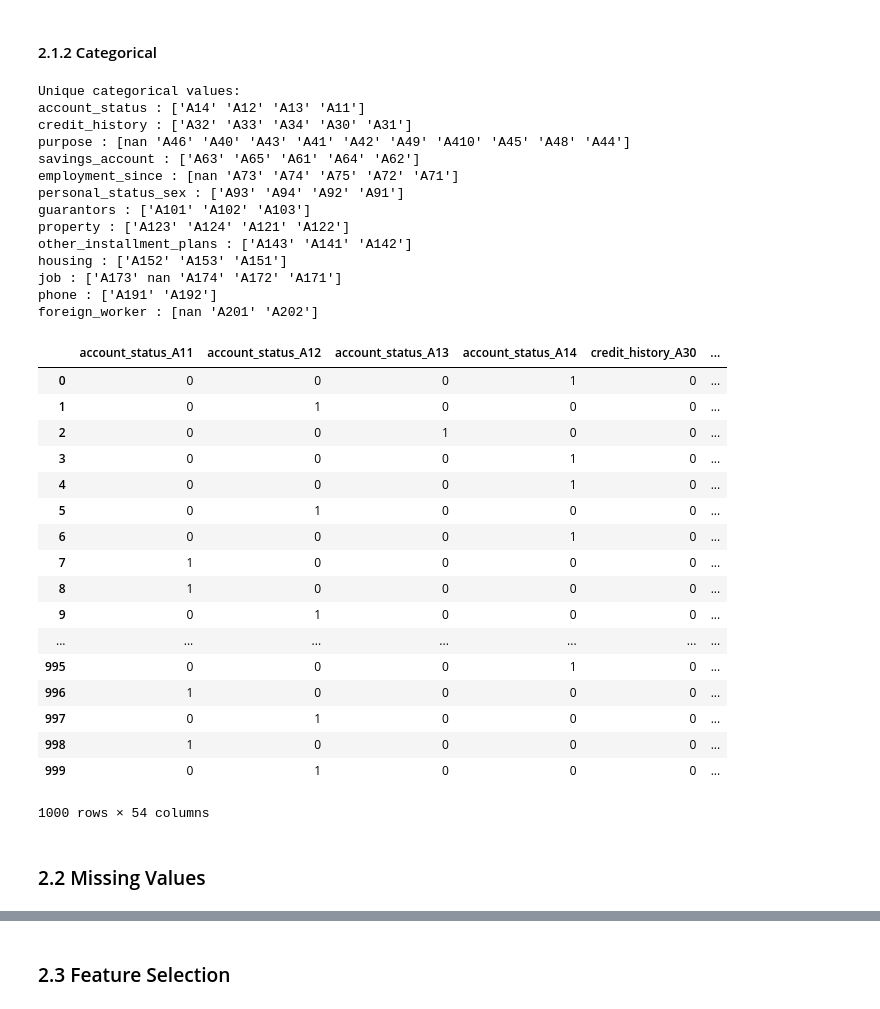
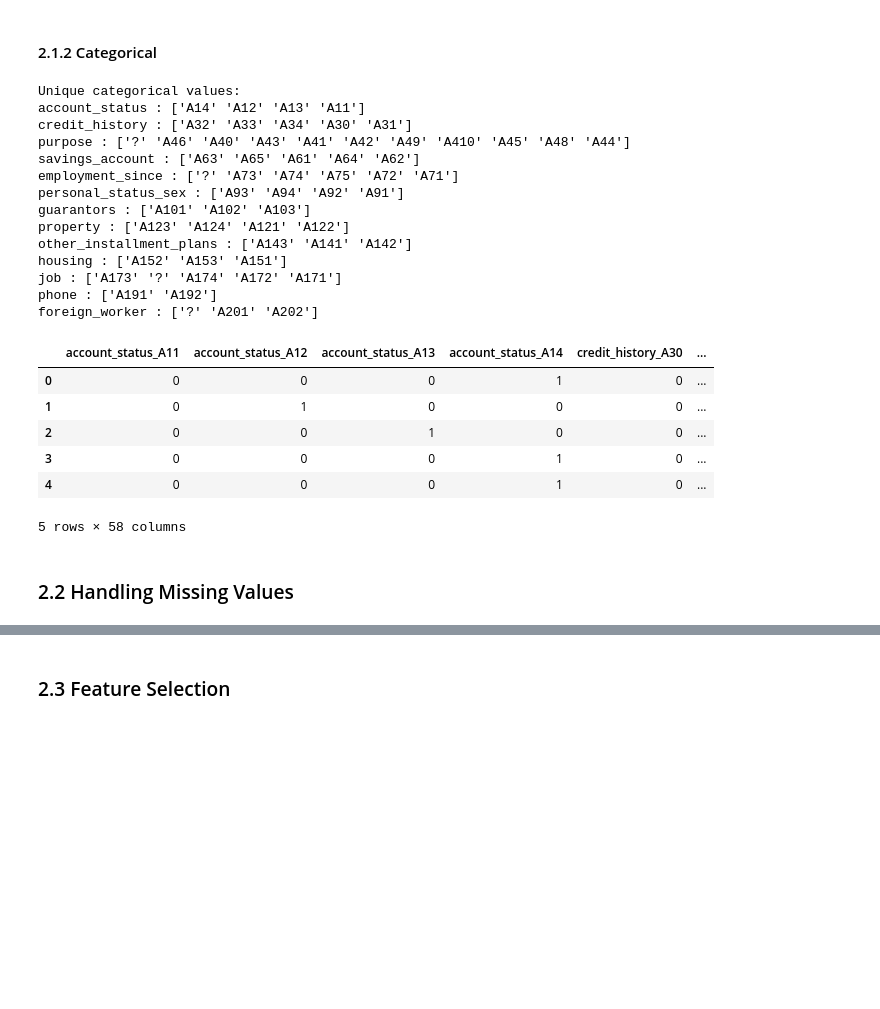
Before and after one commit to alyonavyshnevska/intelligent_data_analysis, a Jupyter notebook: Final_Project/FinalProject.ipynb, the cells around one changed output, grey strips where cells are left out. Drawn from its saved outputs; the diff is of its cells as text; code cells hidden in the pictures; blank space fills up the shorter version.

```diff
--- a/Final_Project/FinalProject.ipynb
+++ b/Final_Project/FinalProject.ipynb
@@ -24,0 +25,6 @@ numerical = [att for att in df.columns if df[att].dtype == 'int64']
+# %%
+# Last column is the target variable
+
+label = df['creditworthy']
+df = df.drop(columns=['creditworthy'])
+df.shape
@@ -143,0 +208,8 @@ creditworthy : 1 - 2
+# %%
+# Normalize all numerical attributes
+def zscore(x):
+    #assert isinstance(x,np.ndarray), "x must be a numpy array"
+    return (x-np.mean(x)) / np.std(x)
+
+df = df.apply(lambda x: zscore(x) if x.dtype == 'int64' else x)
+df.hist(figsize = (20,13))
@@ -155,14 +239,14 @@ for att in df.select_dtypes(include=[object]):
 Unique categorical values:
 account_status : ['A14' 'A12' 'A13' 'A11']
 credit_history : ['A32' 'A33' 'A34' 'A30' 'A31']
-purpose : [nan 'A46' 'A40' 'A43' 'A41' 'A42' 'A49' 'A410' 'A45' 'A48' 'A44']
+purpose : ['?' 'A46' 'A40' 'A43' 'A41' 'A42' 'A49' 'A410' 'A45' 'A48' 'A44']
 savings_account : ['A63' 'A65' 'A61' 'A64' 'A62']
-employment_since : [nan 'A73' 'A74' 'A75' 'A72' 'A71']
+employment_since : ['?' 'A73' 'A74' 'A75' 'A72' 'A71']
 personal_status_sex : ['A93' 'A94' 'A92' 'A91']
 guarantors : ['A101' 'A102' 'A103']
 property : ['A123' 'A124' 'A121' 'A122']
 other_installment_plans : ['A143' 'A141' 'A142']
 housing : ['A152' 'A153' 'A151']
-job : ['A173' nan 'A174' 'A172' 'A171']
+job : ['A173' '?' 'A174' 'A172' 'A171']
 phone : ['A191' 'A192']
-foreign_worker : [nan 'A201' 'A202']
+foreign_worker : ['?' 'A201' 'A202']
@@ -172,26 +253,15 @@ df.replace("?", np.nan, inplace=True)
 # %%
 # One-hot encoding
 
 dummyvars = pd.get_dummies(df[categorical])
-dummyvars
+dummyvars.head()
 # %% [output]
 |  | account_status_A11 | account_status_A12 | account_status_A13 | account_status_A14 | credit_history_A30 | ... |
 | 0 | 0 | 0 | 0 | 1 | 0 | ... |
 | 1 | 0 | 1 | 0 | 0 | 0 | ... |
 | 2 | 0 | 0 | 1 | 0 | 0 | ... |
 | 3 | 0 | 0 | 0 | 1 | 0 | ... |
 | 4 | 0 | 0 | 0 | 1 | 0 | ... |
-| 5 | 0 | 1 | 0 | 0 | 0 | ... |
-| 6 | 0 | 0 | 0 | 1 | 0 | ... |
-| 7 | 1 | 0 | 0 | 0 | 0 | ... |
-| 8 | 1 | 0 | 0 | 0 | 0 | ... |
-| 9 | 0 | 1 | 0 | 0 | 0 | ... |
-| ... | ... | ... | ... | ... | ... | ... |
-| 995 | 0 | 0 | 0 | 1 | 0 | ... |
-| 996 | 1 | 0 | 0 | 0 | 0 | ... |
-| 997 | 0 | 1 | 0 | 0 | 0 | ... |
-| 998 | 1 | 0 | 0 | 0 | 0 | ... |
-| 999 | 0 | 1 | 0 | 0 | 0 | ... |
-1000 rows × 54 columns
+5 rows × 58 columns
 # %% [markdown]
-### 2.2 Missing Values
+### 2.2 Handling Missing Values
```
Also changed, not shown: parts of 17 cells of this notebook.
